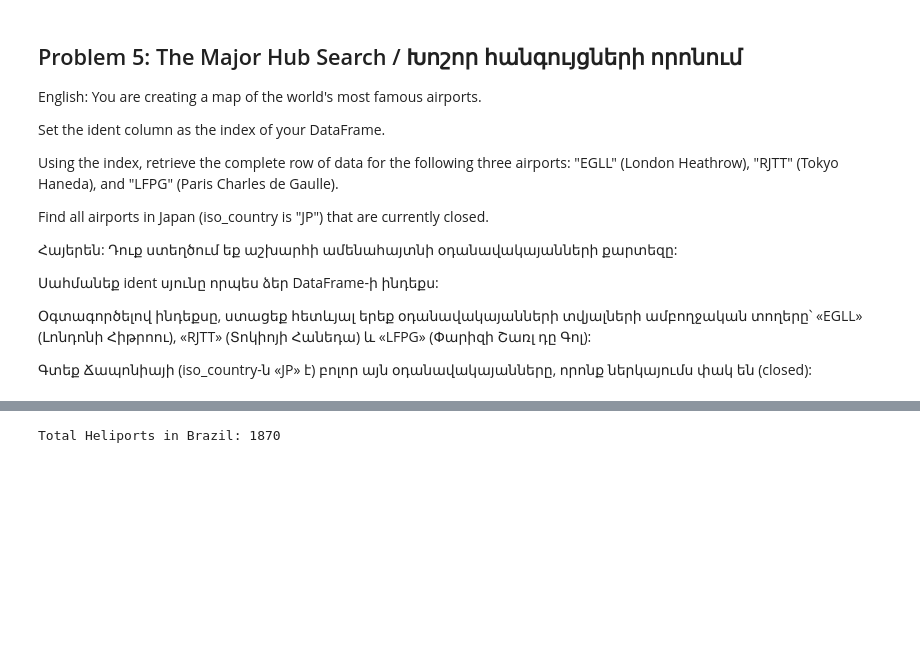
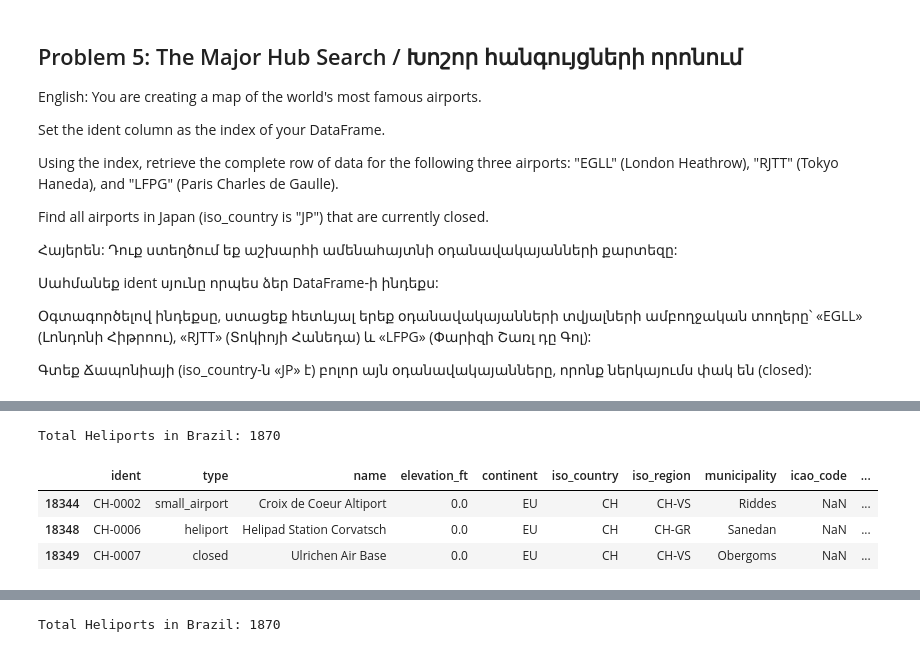
Before and after one commit to iamlajoya21/ml_bootcamp, a Jupyter notebook: Homeworks/homework11.ipynb, the cells around one changed output, grey strips where cells are left out. Cells and saved outputs as stored; diff of their text form; code cells hidden in the pictures; blank space fills up the shorter version.

```diff
--- a/Homeworks/homework11.ipynb
+++ b/Homeworks/homework11.ipynb
@@ -86,0 +149,10 @@ Find all airports in Japan (iso_country is "JP") that are currently closed.
+# %%
+# --- Solution 1: Brazil Heliports ---
+# Filter by country and type
+br_heliports = df[(df['iso_country'] == 'BR') & (df['type'] == 'heliport')]
+# Select specific columns
+ans_1 = br_heliports[['name', 'municipality']]
+count_br = len(br_heliports)
+print(f"Total Heliports in Brazil: {count_br}")
+# %% [output]
+Total Heliports in Brazil: 1870
@@ -86,0 +166,17 @@ Find all airports in Japan (iso_country is "JP") that are currently closed.
+# %%
+# --- Solution 3: Swiss Elevation Correction ---
+# Find high-altitude Swiss airports
+swiss_high = df[(df['iso_country'] == 'CH') & (df['elevation_ft'] > 4000)]
+# Use positional indexing to update first 3 values
+# Assuming elevation_ft is column index 3
+# Note: We use .index[0:3] to get the specific labels of the filtered result
+faulty_indices = swiss_high.index[:3]
+df.loc[faulty_indices, 'elevation_ft'] = 0
+ans_3 = df.loc[faulty_indices]
+# %%
+ans_3
+# %% [output]
+|  | ident | type | name | elevation_ft | continent | iso_country | iso_region | municipality | icao_code | ... |
+| 18344 | CH-0002 | small_airport | Croix de Coeur Altiport | 0.0 | EU | CH | CH-VS | Riddes | NaN | ... |
+| 18348 | CH-0006 | heliport | Helipad Station Corvatsch | 0.0 | EU | CH | CH-GR | Sanedan | NaN | ... |
+| 18349 | CH-0007 | closed | Ulrichen Air Base | 0.0 | EU | CH | CH-VS | Obergoms | NaN | ... |
```
Also changed, not shown: parts of 14 cells of this notebook, 1 other file.
